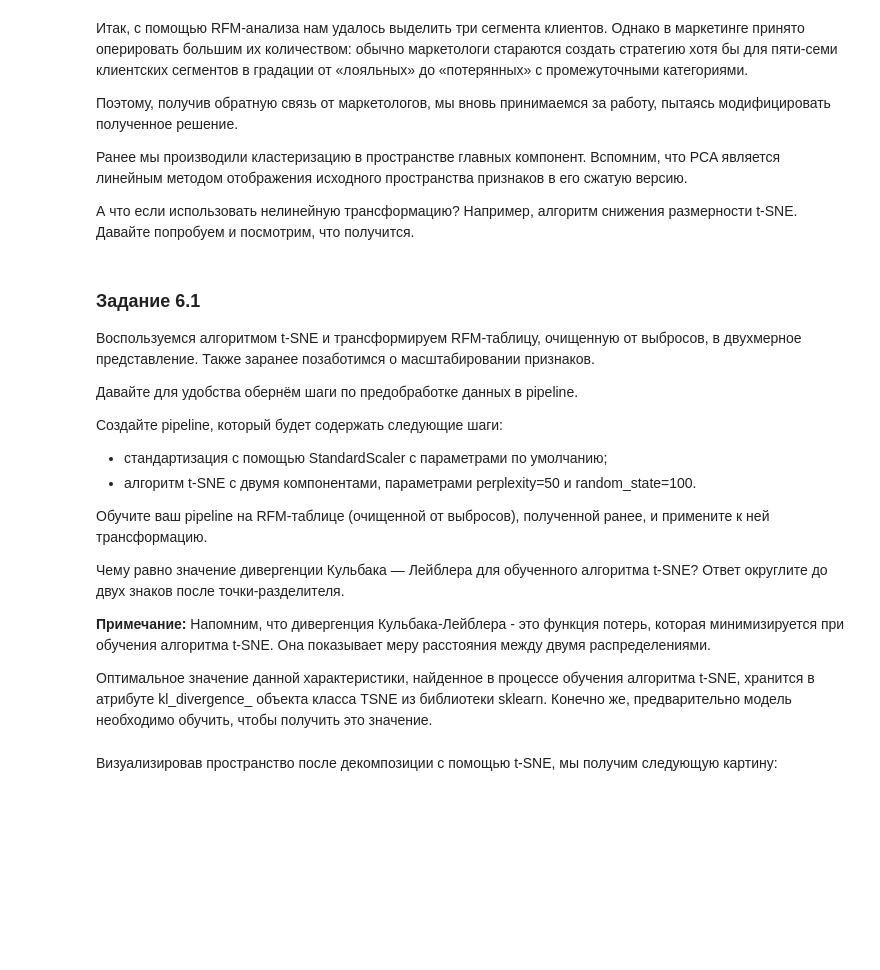
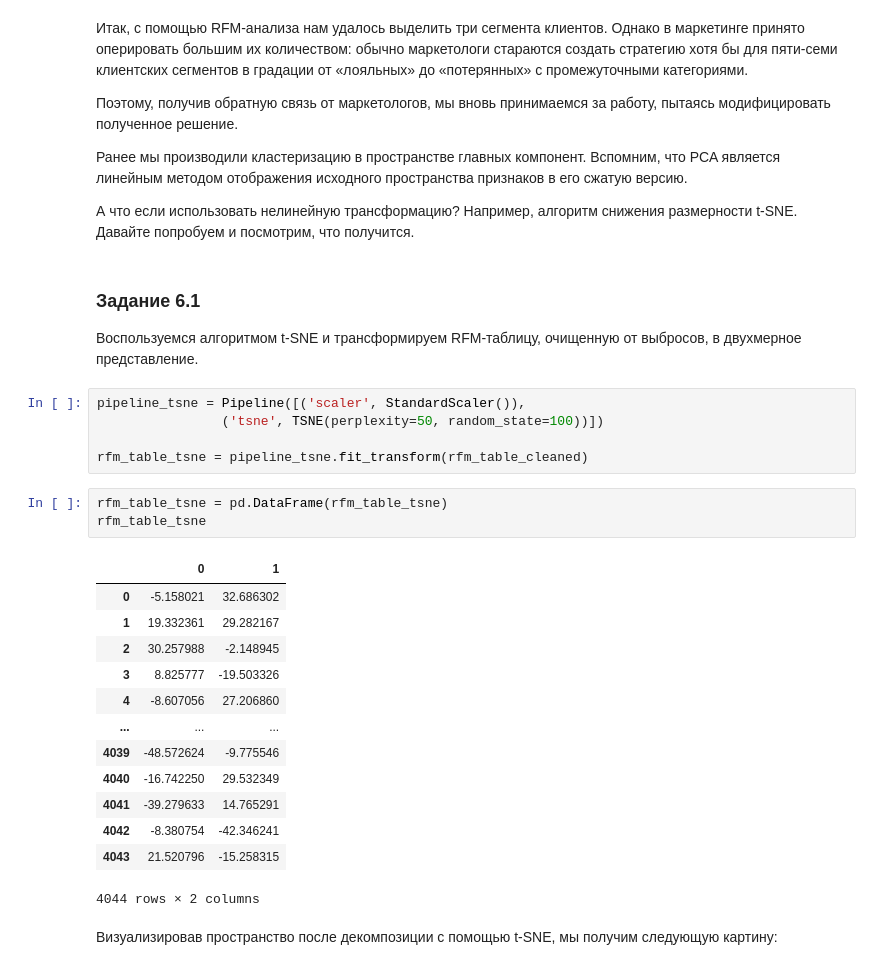
Before and after one commit to PlatArs/PROJECT-6, a Jupyter notebook: Project_6.ipynb, the cells around one changed output. Saved outputs shown, nothing was run; the diff lists cells and outputs as text; blank space fills up the shorter version.

```diff
--- a/Project_6.ipynb
+++ b/Project_6.ipynb
@@ -846,24 +847,31 @@ plot_cluster_profile(rfm_table_cleaned, 3)
 Ранее мы производили кластеризацию в пространстве главных компонент. Вспомним, что PCA является линейным методом отображения исходного пространства признаков в его сжатую версию.
 
 А что если использовать нелинейную трансформацию? Например, алгоритм снижения размерности t-SNE. Давайте попробуем и посмотрим, что получится.
-# %% [markdown]
-### Задание 6.1
-Воспользуемся алгоритмом t-SNE и трансформируем RFM-таблицу, очищенную от выбросов, в двухмерное представление. Также заранее позаботимся о масштабировании признаков.
-
-Давайте для удобства обернём шаги по предобработке данных в pipeline.
-
-Создайте pipeline, который будет содержать следующие шаги:
-* стандартизация с помощью StandardScaler с параметрами по умолчанию;
-* алгоритм t-SNE с двумя компонентами, параметрами perplexity=50 и random_state=100.
-
-Обучите ваш pipeline на RFM-таблице (очищенной от выбросов), полученной ранее, и примените к ней трансформацию.
-
-Чему равно значение дивергенции Кульбака — Лейблера для обученного алгоритма t-SNE? Ответ округлите до двух знаков после точки-разделителя.
-
-**Примечание:**
-Напомним, что дивергенция Кульбака-Лейблера - это функция потерь, которая минимизируется при обучения алгоритма t-SNE. Она показывает меру расстояния между двумя распределениями.
-
-Оптимальное значение данной характеристики, найденное в процессе обучения алгоритма t-SNE, хранится в атрибуте kl_divergence_ объекта класса TSNE из библиотеки sklearn. Конечно же, предварительно модель необходимо обучить, чтобы получить это значение.
+# %% [markdown]
+### Задание 6.1
+Воспользуемся алгоритмом t-SNE и трансформируем RFM-таблицу, очищенную от выбросов, в двухмерное представление.
+# %%
+pipeline_tsne = Pipeline([('scaler', StandardScaler()),
+                ('tsne', TSNE(perplexity=50, random_state=100))])
+
+rfm_table_tsne = pipeline_tsne.fit_transform(rfm_table_cleaned)
+# %%
+rfm_table_tsne = pd.DataFrame(rfm_table_tsne)
+rfm_table_tsne
+# %% [output]
+|  | 0 | 1 |
+| 0 | -5.158021 | 32.686302 |
+| 1 | 19.332361 | 29.282167 |
+| 2 | 30.257988 | -2.148945 |
+| 3 | 8.825777 | -19.503326 |
+| 4 | -8.607056 | 27.206860 |
+| ... | ... | ... |
+| 4039 | -48.572624 | -9.775546 |
+| 4040 | -16.742250 | 29.532349 |
+| 4041 | -39.279633 | 14.765291 |
+| 4042 | -8.380754 | -42.346241 |
+| 4043 | 21.520796 | -15.258315 |
+4044 rows × 2 columns
 # %% [markdown]
 Визуализировав пространство после декомпозиции с помощью t-SNE, мы получим следующую картину:
 # %%
```
Also changed, not shown: parts of 4 cells of this notebook.
